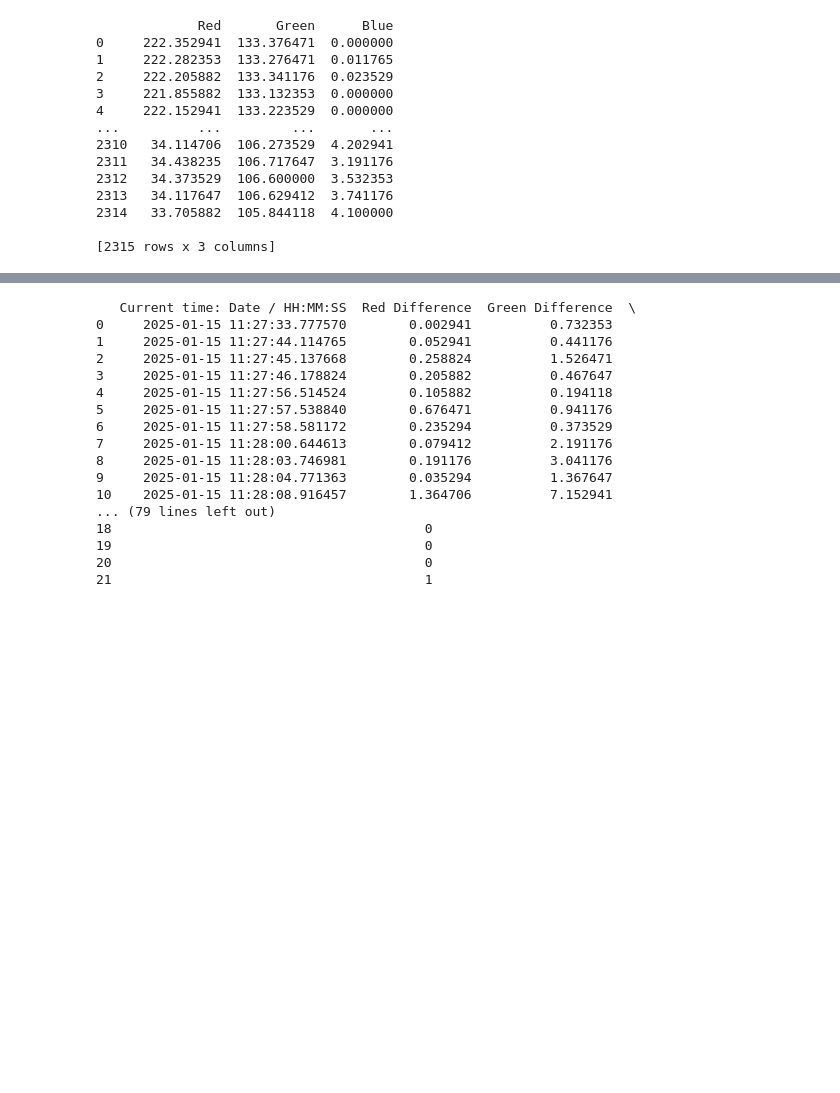
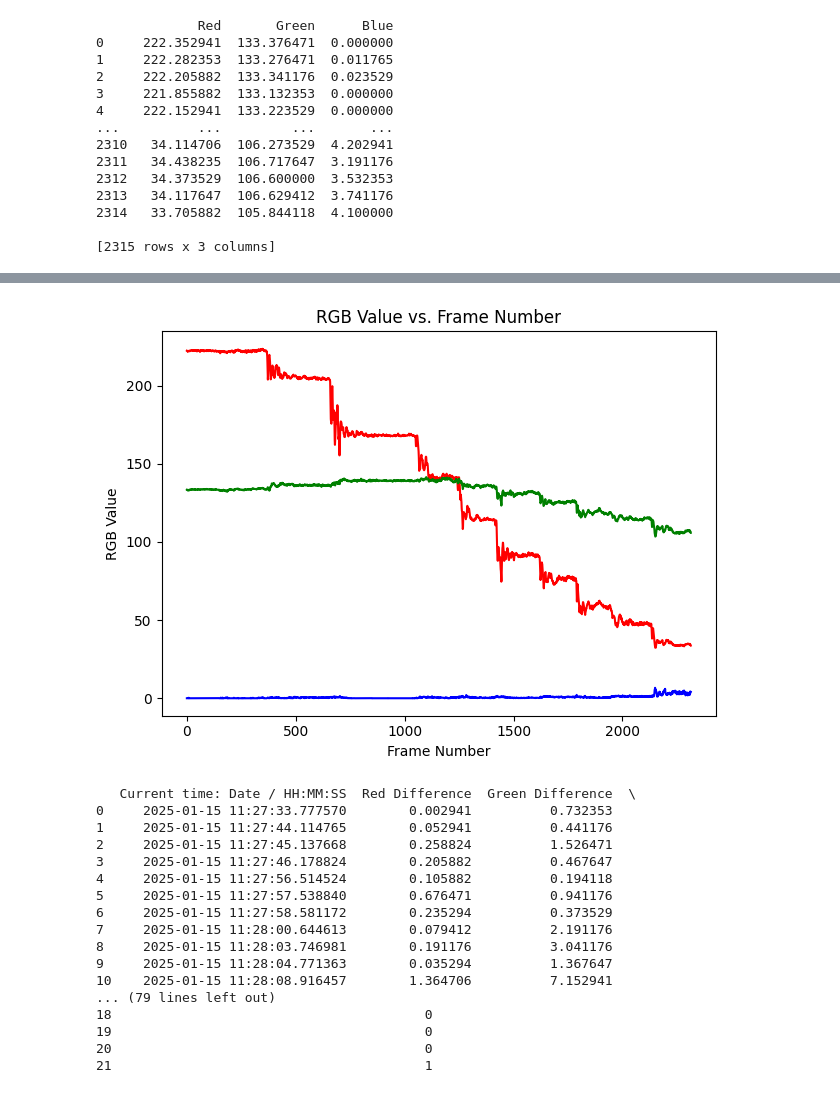
Before and after one commit to IsaacTieu/ColorWatch, a Jupyter notebook: Process Color Data.ipynb, the cells around one changed output, grey strips where cells are left out. Drawn from its saved outputs; the diff is of its cells as text; code cells hidden in the pictures; blank space fills up the shorter version.

```diff
--- a/Process Color Data.ipynb
+++ b/Process Color Data.ipynb
@@ -51,3 +50,19 @@ plt.show()
+# %%
+fig, axes = plt.subplots()
+x = range(len(df))
+
+axes.plot(x, df['Red'], color='red')
+axes.plot(x, df['Green'], color='green')
+axes.plot(x, df['Blue'], color='blue')
+axes.set_xlabel("Frame Number")
+axes.set_ylabel("RGB Value")
+axes.set_title("RGB Value vs. Frame Number")
+
+
+plt.tight_layout()
+plt.show()
+# %% [output]
+[figure, added]
 # %%
 # Data with clock times of the abrupt color changes
 color_change_df = pd.read_csv('colorChangeData.csv')
```
Also changed, not shown: parts of 1 cell of this notebook.
